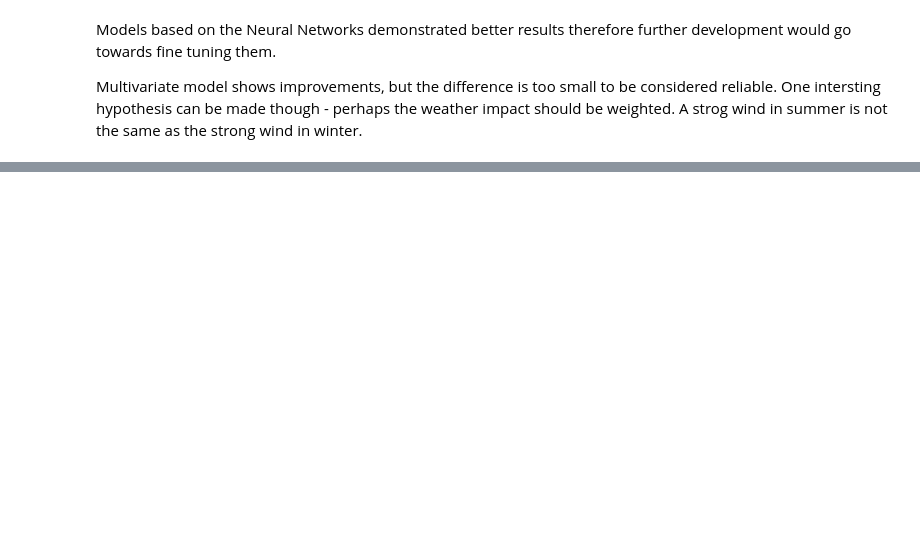
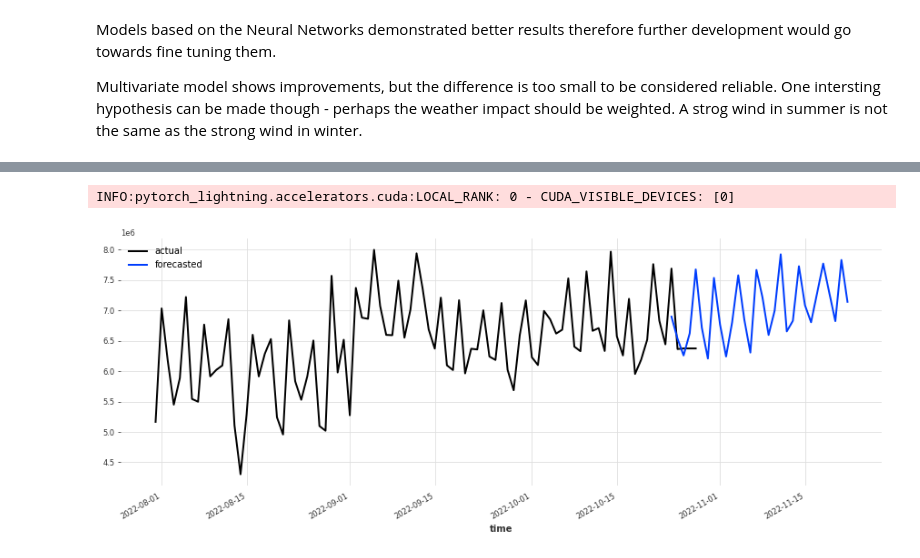
Before and after one commit to JurijZ/revenue_timeseries, a Jupyter notebook: 2_Models.ipynb, the cells around one changed output, grey strips where cells are left out. Drawn from its saved outputs; the diff is of its cells as text; code cells hidden in the pictures; blank space fills up the shorter version.

Commit message:
Prediction

```diff
--- a/2_Models.ipynb
+++ b/2_Models.ipynb
@@ -329,0 +365,12 @@ Multivariate model shows improvements, but the difference is too small to be con
+# %%
+model_best = NBEATSModel(input_chunk_length=30,
+                    output_chunk_length=30,
+                    n_epochs = 20,
+                    random_state = 42,
+                    force_reset=True,
+    pl_trainer_kwargs={
+      "accelerator": "gpu",
+      "devices": [0]
+    },)
+
+model_best.fit(series[:-5], verbose=False)
@@ -329,0 +385,13 @@ Multivariate model shows improvements, but the difference is too small to be con
+# %%
+pred = model_best.predict(n = 30, series = series[:-5])
+# %% [output]
+INFO:pytorch_lightning.accelerators.cuda:LOCAL_RANK: 0 - CUDA_VISIBLE_DEVICES: [0]
+# %%
+# plotting results
+plt.figure(figsize=(15,5))
+series[-90:].plot(label = "actual")
+pred.plot(label = "forecasted")
+plt.legend()
+plt.show()
+# %% [output]
+[figure, added]
```
Also changed, not shown: parts of 8 cells of this notebook.
